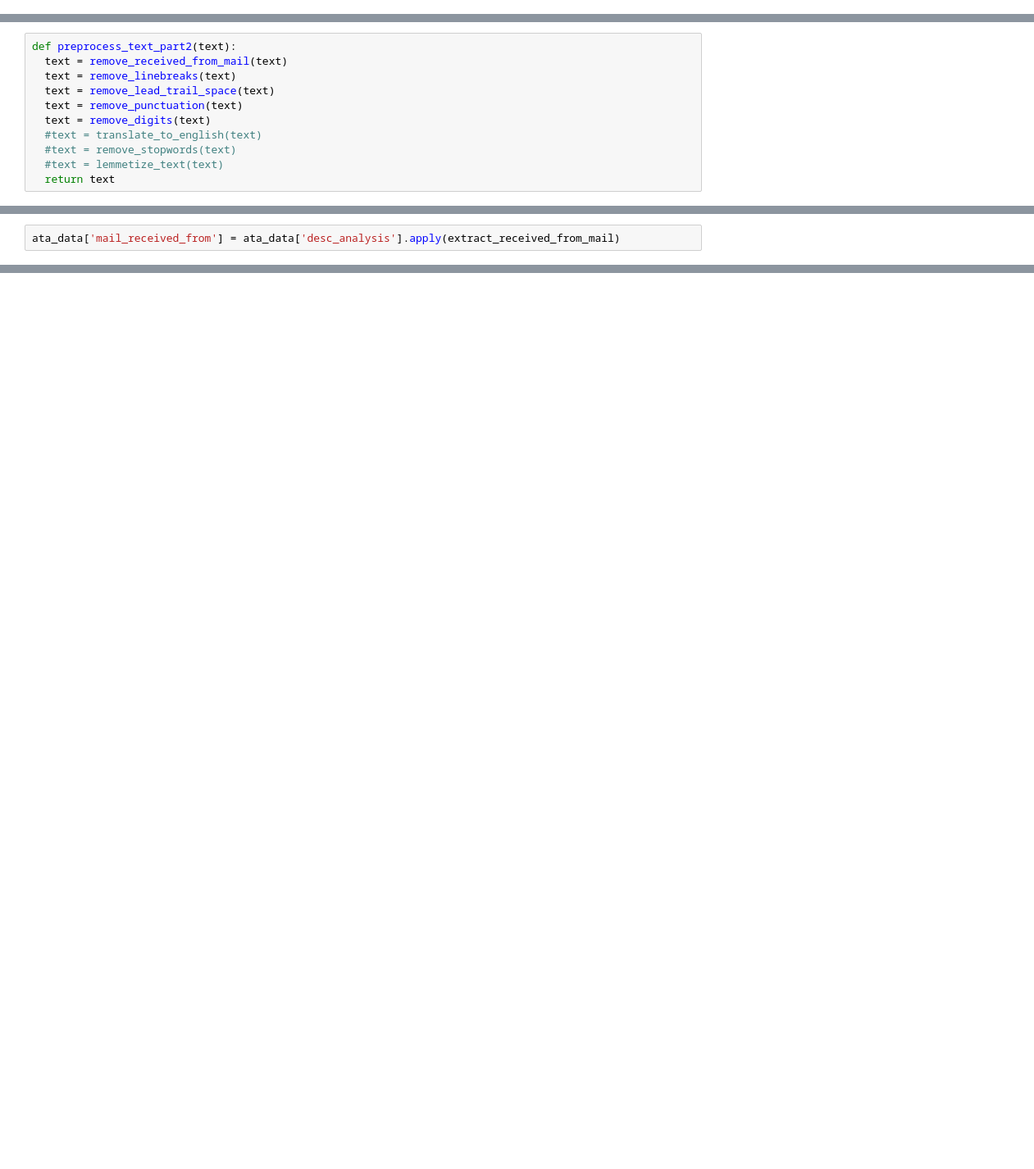
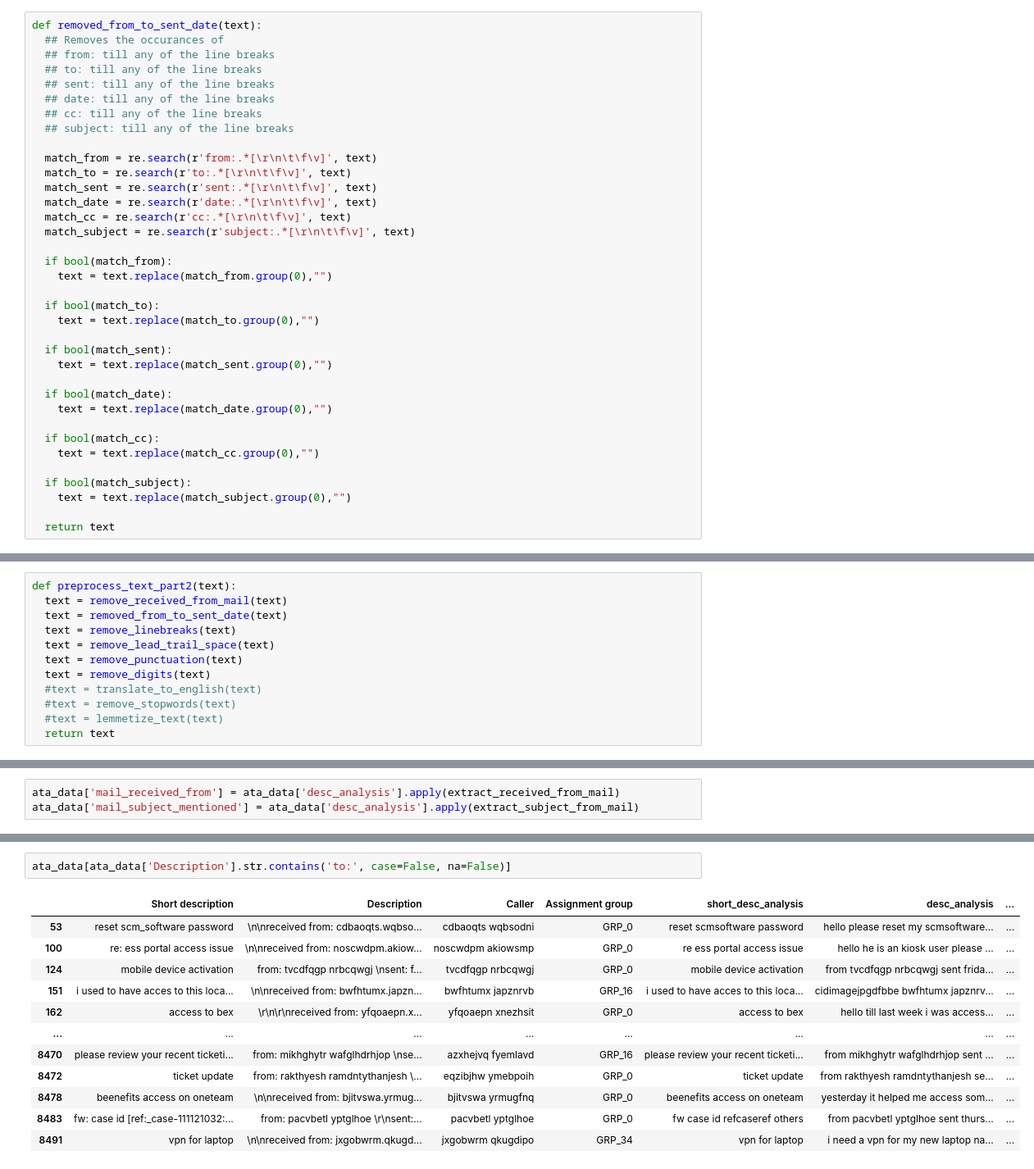
Before and after one commit to prasadpn/Ticket-Assignment, a Jupyter notebook: PP_AutomaticTicketAssignment.ipynb, the cells around one changed output, grey strips where cells are left out. Shown: that part at 82% size. Cells and saved outputs as stored; diff of their text form; blank space fills up the shorter version.

Commit message:
mail from, to, date, cc, sent, subject clean
cleaned from, to, date, cc, sent, subject from description and copied subject to new column

```diff
--- a/PP_AutomaticTicketAssignment.ipynb
+++ b/PP_AutomaticTicketAssignment.ipynb
@@ -114,6 +125,42 @@ def remove_received_from_mail(text):
   if bool(match):
     text = text.replace(match.group(0),"")
   return text
+# %%
+def removed_from_to_sent_date(text):
+  ## Removes the occurances of
+  ## from: till any of the line breaks
+  ## to: till any of the line breaks
+  ## sent: till any of the line breaks
+  ## date: till any of the line breaks
+  ## cc: till any of the line breaks
+  ## subject: till any of the line breaks
+
+  match_from = re.search(r'from:.*[\r\n\t\f\v]', text)
+  match_to = re.search(r'to:.*[\r\n\t\f\v]', text)
+  match_sent = re.search(r'sent:.*[\r\n\t\f\v]', text)
+  match_date = re.search(r'date:.*[\r\n\t\f\v]', text)
+  match_cc = re.search(r'cc:.*[\r\n\t\f\v]', text)
+  match_subject = re.search(r'subject:.*[\r\n\t\f\v]', text)
+
+  if bool(match_from):
+    text = text.replace(match_from.group(0),"")
+
+  if bool(match_to):
+    text = text.replace(match_to.group(0),"")
+
+  if bool(match_sent):
+    text = text.replace(match_sent.group(0),"")
+
+  if bool(match_date):
+    text = text.replace(match_date.group(0),"")
+
+  if bool(match_cc):
+    text = text.replace(match_cc.group(0),"")
+
+  if bool(match_subject):
+    text = text.replace(match_subject.group(0),"")
+
+  return text
 # %%
 def preprocess_text_part1(text):
   text = clean_mojibake(text)
@@ -122,6 +169,7 @@ def preprocess_text_part1(text):
 # %%
 def preprocess_text_part2(text):
   text = remove_received_from_mail(text)
+  text = removed_from_to_sent_date(text)
   text = remove_linebreaks(text)
   text = remove_lead_trail_space(text)
   text = remove_punctuation(text)
@@ -297,6 +365,7 @@ ata_data.head()
 | 4 | skype error | skype error | owlgqjme qhcozdfx | GRP_0 | skype error | skype error |
 # %%
 ata_data['mail_received_from'] = ata_data['desc_analysis'].apply(extract_received_from_mail)
+ata_data['mail_subject_mentioned'] = ata_data['desc_analysis'].apply(extract_subject_from_mail)
 # %%
 ata_data.head()
 # %% [output]
@@ -353,3 +440,18 @@ else:
   print("noth")
 # %% [output]
 noth
+# %%
+ata_data[ata_data['Description'].str.contains('to:', case=False, na=False)]
+# %% [output]
+|  | Short description | Description | Caller | Assignment group | short_desc_analysis | desc_analysis | ... |
+| 53 | reset scm_software password | \n\nreceived from: cdbaoqts.wqbso... | cdbaoqts wqbsodni | GRP_0 | reset scmsoftware password | hello please reset my scmsoftware... | ... |
+| 100 | re: ess portal access issue | \n\nreceived from: noscwdpm.akiow... | noscwdpm akiowsmp | GRP_0 | re ess portal access issue | hello he is an kiosk user please ... | ... |
+| 124 | mobile device activation | from: tvcdfqgp nrbcqwgj \nsent: f... | tvcdfqgp nrbcqwgj | GRP_0 | mobile device activation | from tvcdfqgp nrbcqwgj sent frida... | ... |
+| 151 | i used to have acces to this loca... | \n\nreceived from: bwfhtumx.japzn... | bwfhtumx japznrvb | GRP_16 | i used to have acces to this loca... | cidimagejpgdfbbe bwfhtumx japznrv... | ... |
+| 162 | access to bex | \r\n\r\nreceived from: yfqoaepn.x... | yfqoaepn xnezhsit | GRP_0 | access to bex | hello till last week i was access... | ... |
+| ... | ... | ... | ... | ... | ... | ... | ... |
+| 8470 | please review your recent ticketi... | from: mikhghytr wafglhdrhjop \nse... | azxhejvq fyemlavd | GRP_16 | please review your recent ticketi... | from mikhghytr wafglhdrhjop sent ... | ... |
+| 8472 | ticket update | from: rakthyesh ramdntythanjesh \... | eqzibjhw ymebpoih | GRP_0 | ticket update | from rakthyesh ramdntythanjesh se... | ... |
+| 8478 | beenefits access on oneteam | \n\nreceived from: bjitvswa.yrmug... | bjitvswa yrmugfnq | GRP_0 | beenefits access on oneteam | yesterday it helped me access som... | ... |
+| 8483 | fw: case id [ref:_case-111121032:... | from: pacvbetl yptglhoe \r\nsent:... | pacvbetl yptglhoe | GRP_0 | fw case id refcaseref others | from pacvbetl yptglhoe sent thurs... | ... |
+| 8491 | vpn for laptop | \n\nreceived from: jxgobwrm.qkugd... | jxgobwrm qkugdipo | GRP_34 | vpn for laptop | i need a vpn for my new laptop na... | ... |
```
Also changed, not shown: parts of 16 cells of this notebook.
